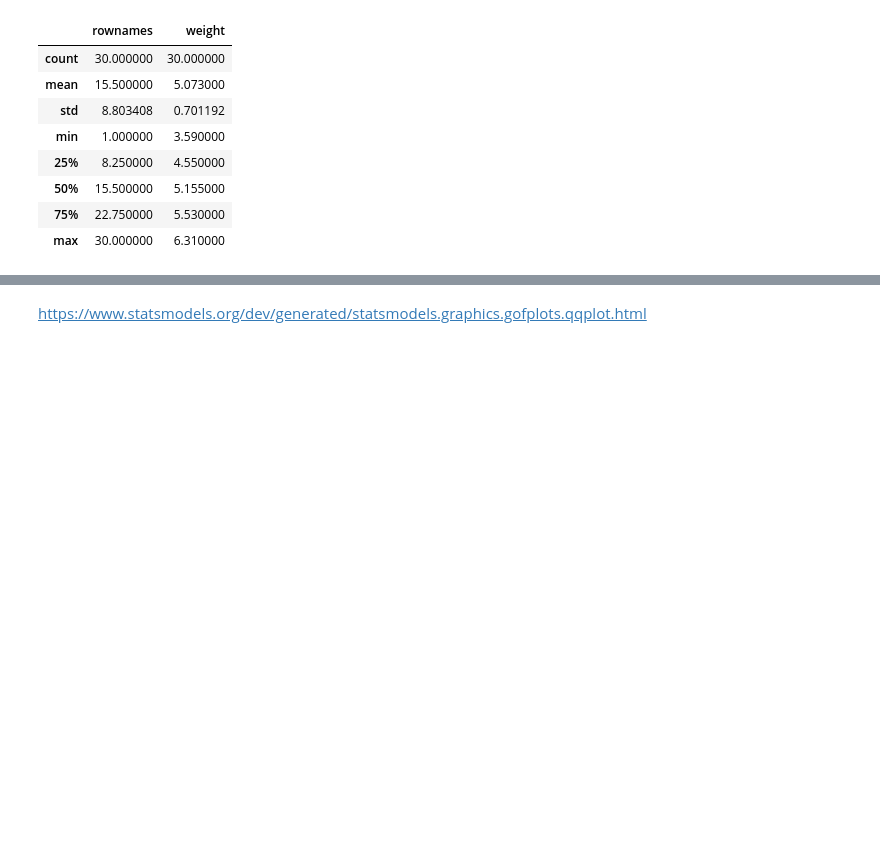
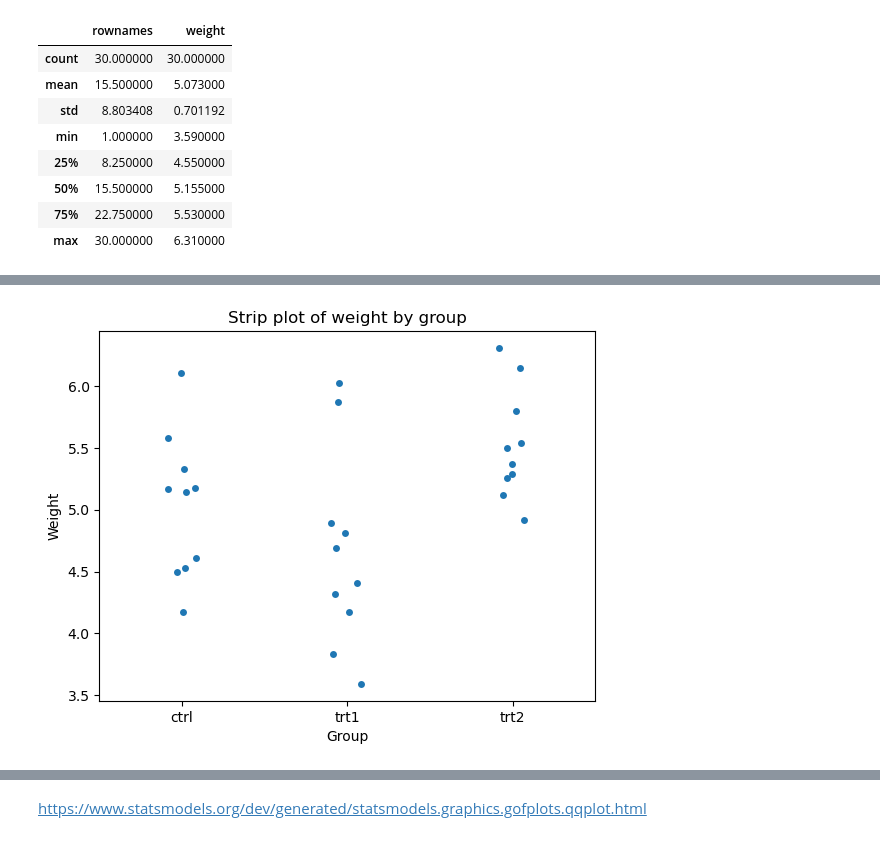
Before and after one commit to joannefeeney/applied_statistics, a Jupyter notebook: project.ipynb, the cells around one changed output, grey strips where cells are left out. Cells and saved outputs as stored; diff of their text form; code cells hidden in the pictures; blank space fills up the shorter version.

```diff
--- a/project.ipynb
+++ b/project.ipynb
@@ -119,0 +169,9 @@ plt.show()
+# %%
+# Create a strip plot
+sns.stripplot(data=data, x='group', y='weight', jitter=True)
+plt.ylabel('Weight')
+plt.xlabel('Group')
+plt.title('Strip plot of weight by group')
+plt.show()
+# %% [output]
+[figure, added]
```
Also changed, not shown: parts of 51 cells of this notebook, 1 other file.
